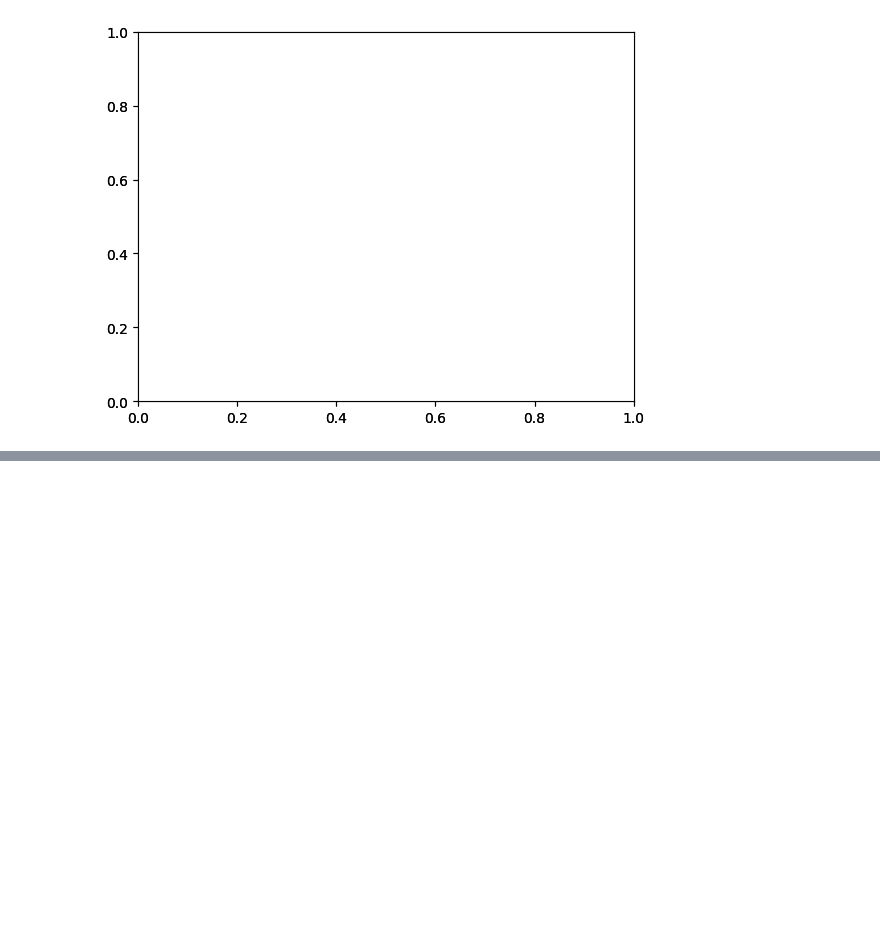
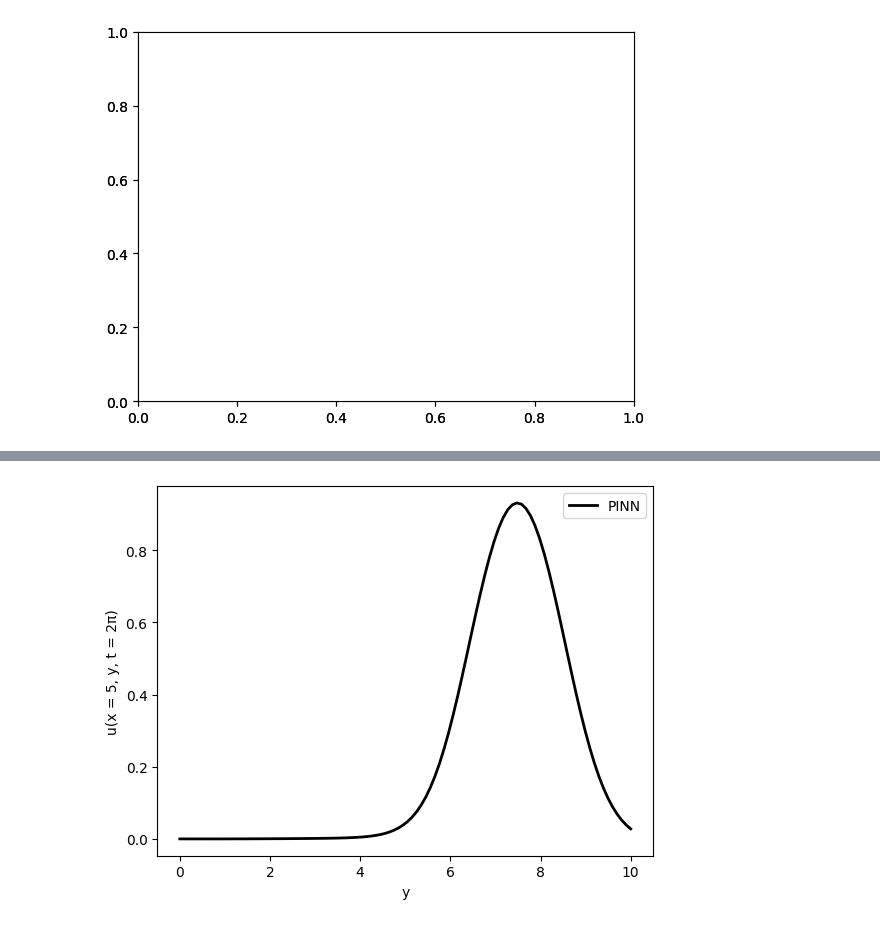
Before and after one commit to josecamata/pinns, a Jupyter notebook: convection-diffusion-equation/Rotacao_Pulso_Gaussiano.ipynb, the cells around one changed output, grey strips where cells are left out. Saved outputs shown, nothing was run; the diff lists cells and outputs as text; code cells hidden in the pictures; blank space fills up the shorter version.

```diff
--- a/convection-diffusion-equation/Rotacao_Pulso_Gaussiano.ipynb
+++ b/convection-diffusion-equation/Rotacao_Pulso_Gaussiano.ipynb
@@ -278,0 +296,11 @@ animate_solution(
+# %%
+num_values = 100
+x = np.ones((num_values, 1)) * 5
+y = np.linspace(0, 10, num_values).reshape(-1, 1)
+t = np.ones((num_values, 1)) * (2 * np.pi)
+
+input_data = np.hstack((x, y, t))
+
+predicted_solution = np.empty((num_values, 1))
+for i in range(num_values):
+    predicted_solution[i] = model.predict(input_data[i].reshape(1, -1))
@@ -278,0 +311,8 @@ animate_solution(
+# %%
+plt.plot(y, predicted_solution, color='k', linewidth=2, label='PINN')
+plt.xlabel('y')
+plt.ylabel('u(x = 5, y, t = 2π)')
+plt.legend()
+plt.show()
+# %% [output]
+[figure, added]
```
Also changed, not shown: parts of 9 cells of this notebook, 19 other files.
